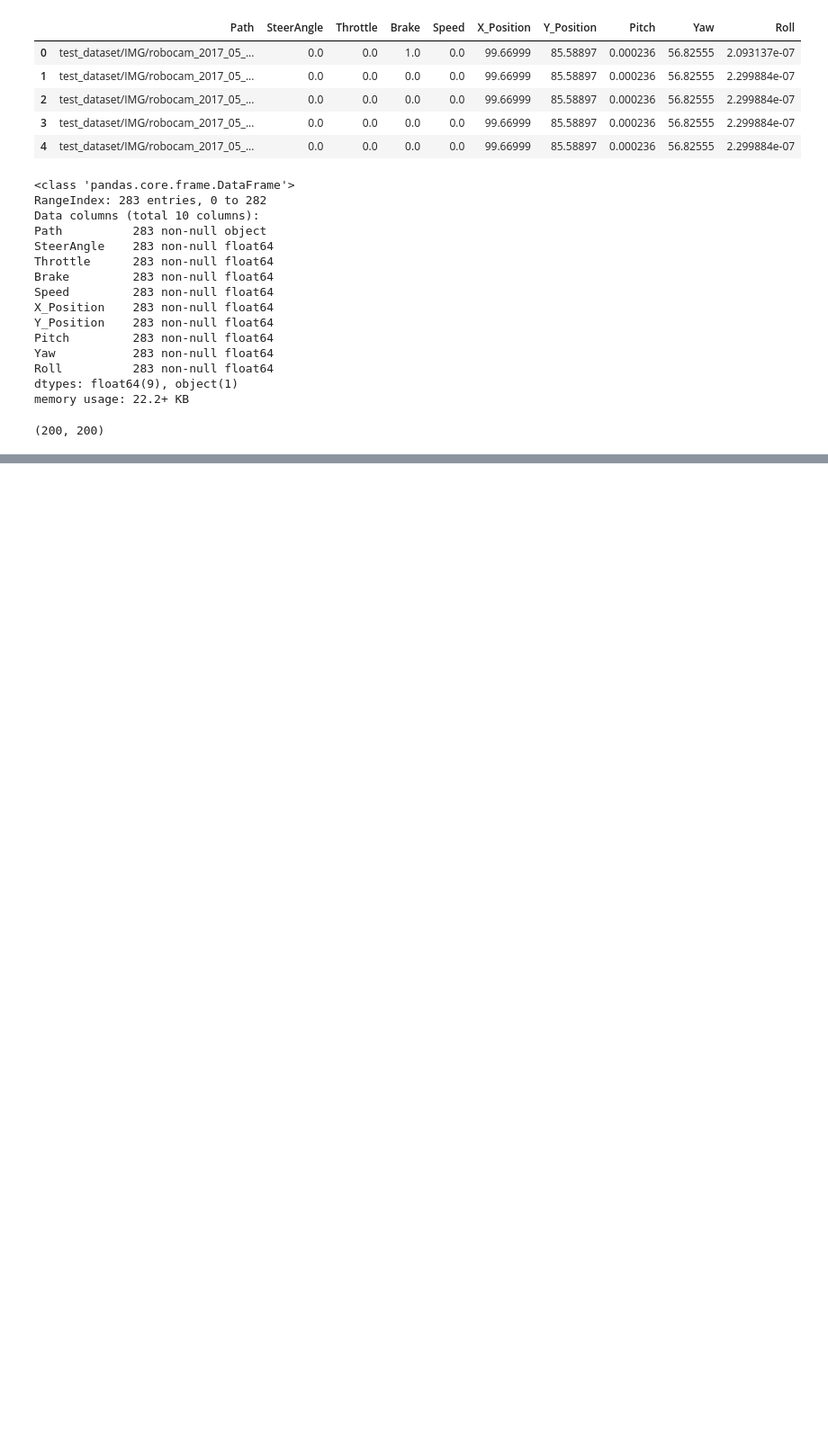
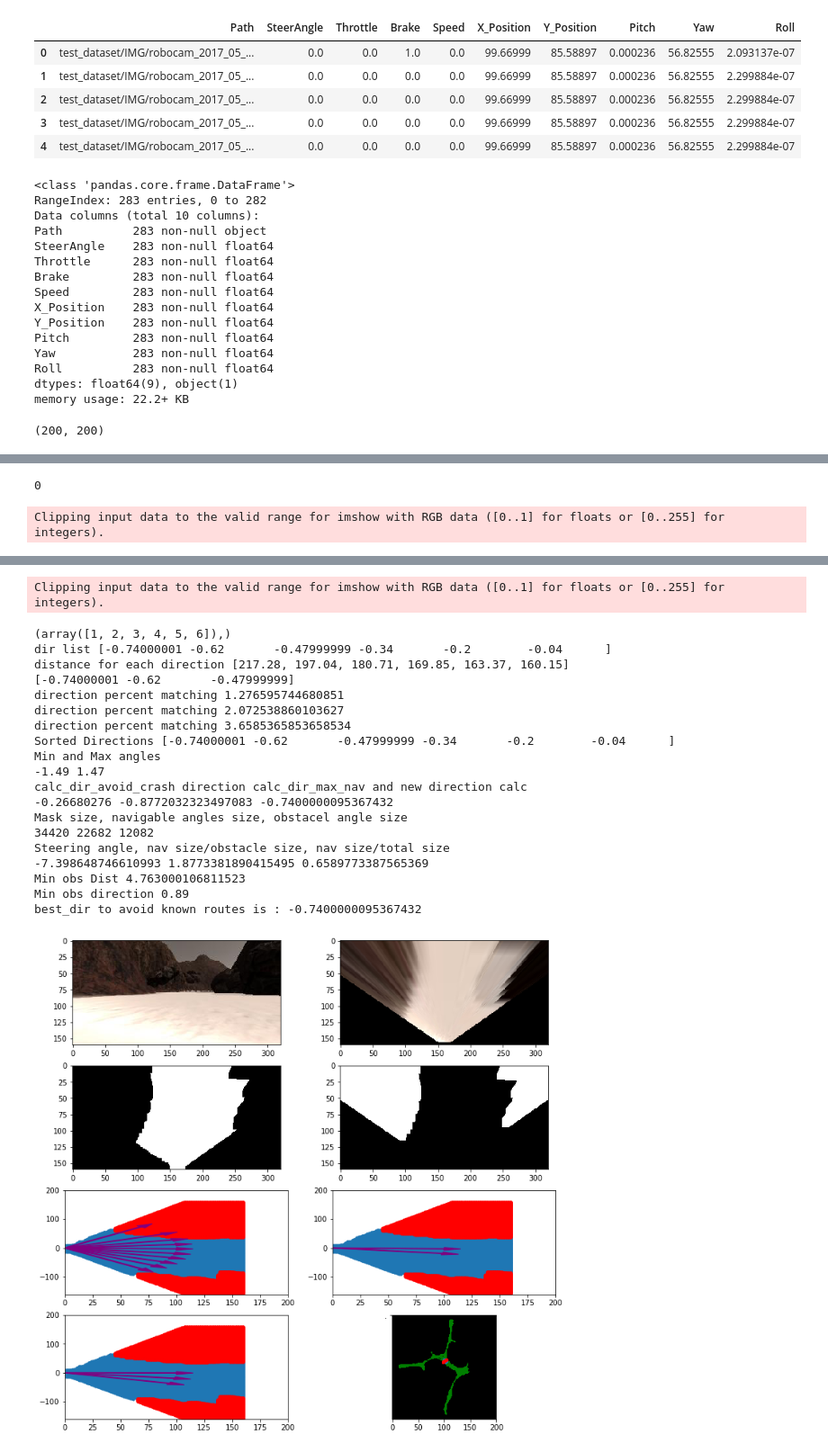
Before and after one commit to Nour-Osama/NASA-Mars-Autonomous-Rover-Simulation, a Jupyter notebook: Project Pipeline and visualisations.ipynb, the cells around one changed output, grey strips where cells are left out. Shown at 90% size. Drawn from its saved outputs; the diff is of its cells as text; code cells hidden in the pictures; blank space fills up the shorter version.

```diff
--- a/Project Pipeline and visualisations.ipynb
+++ b/Project Pipeline and visualisations.ipynb
@@ -746,0 +375,20 @@ np.array([]).min()
+# %%
+def avoid_known_routes(sorted_dirc_list,angles,dists,xpos,ypos,yaw,world_size,scale,worldmap):
+    #best = int(len(sorted_dirc_list)/3)
+    sorted_dirc_list = sorted_dirc_list[:3] if len(sorted_dirc_list) >= 3 else sorted_dirc_list[:len(sorted_dirc_list)]
+    print(sorted_dirc_list)
+    matching_percent_list= []
+    nav_world_map = worldmap[:,:,2]
+    for dirc in sorted_dirc_list:
+        dirc_dists = dists[np.where(angles==dirc)]
+        x,y = to_cart_coords(dirc,dirc_dists)
+        x = x.round(0)
+        y = y.round(0)
+        x_world,y_world = pix_to_world(x, y, xpos, ypos, yaw, world_size, scale)
+        matching_nav = nav_world_map[tuple([y_world,x_world])]
+        matching_nav = matching_nav[matching_nav!=0]
+        matching_percent = len(matching_nav)/len(x)
+        print("direction percent matching",matching_percent*100)
+        matching_percent_list.append(matching_percent)
+    matching_percent_list = np.array(matching_percent_list)
+    return sorted_dirc_list[np.argmin(matching_percent_list)] if len(matching_percent_list) > 0 else sorted_dirc_list[0]
@@ -746,0 +407,7 @@ np.array([]).min()
+# %%
+def dirc_nav_cart(dirc,angles,dists,dst):
+    dirc_boundaries = calc_boundary(dirc,angles,dists,dst)
+    indices = np.where((angles>=dirc_boundaries[1])&(angles<=dirc_boundaries[0]))
+    nav_angles = angles[indices]
+    nav_dists = dists[indices]
+    return to_cart_coords(nav_angles,nav_dists)
@@ -746,0 +705,8 @@ np.array([]).min()
+# %%
+#idx = np.random.randint(0, len(img_list)-1)
+for idx in range(2):
+    print(idx)
+    perception_step(idx,img_list,df)
+# %% [output]
+0
+Clipping input data to the valid range for imshow with RGB data ([0..1] for floats or [0..255] for integers).
@@ -746,0 +732,21 @@ np.array([]).min()
+Clipping input data to the valid range for imshow with RGB data ([0..1] for floats or [0..255] for integers).
+(array([1, 2, 3, 4, 5, 6]),)
+dir list [-0.74000001 -0.62       -0.47999999 -0.34       -0.2        -0.04      ]
+distance for each direction [217.28, 197.04, 180.71, 169.85, 163.37, 160.15]
+[-0.74000001 -0.62       -0.47999999]
+direction percent matching 1.276595744680851
+direction percent matching 2.072538860103627
+direction percent matching 3.6585365853658534
+Sorted Directions [-0.74000001 -0.62       -0.47999999 -0.34       -0.2        -0.04      ]
+Min and Max angles
+-1.49 1.47
+calc_dir_avoid_crash direction calc_dir_max_nav and new direction calc
+-0.26680276 -0.8772032323497083 -0.7400000095367432
+Mask size, navigable angles size, obstacel angle size
+34420 22682 12082
+Steering angle, nav size/obstacle size, nav size/total size
+-7.398648746610993 1.8773381890415495 0.6589773387565369
+Min obs Dist 4.763000106811523
+Min obs direction 0.89
+best_dir to avoid known routes is : -0.7400000095367432
+[figure, added]
```
Also changed, not shown: parts of 49 cells of this notebook, 6 other files.
